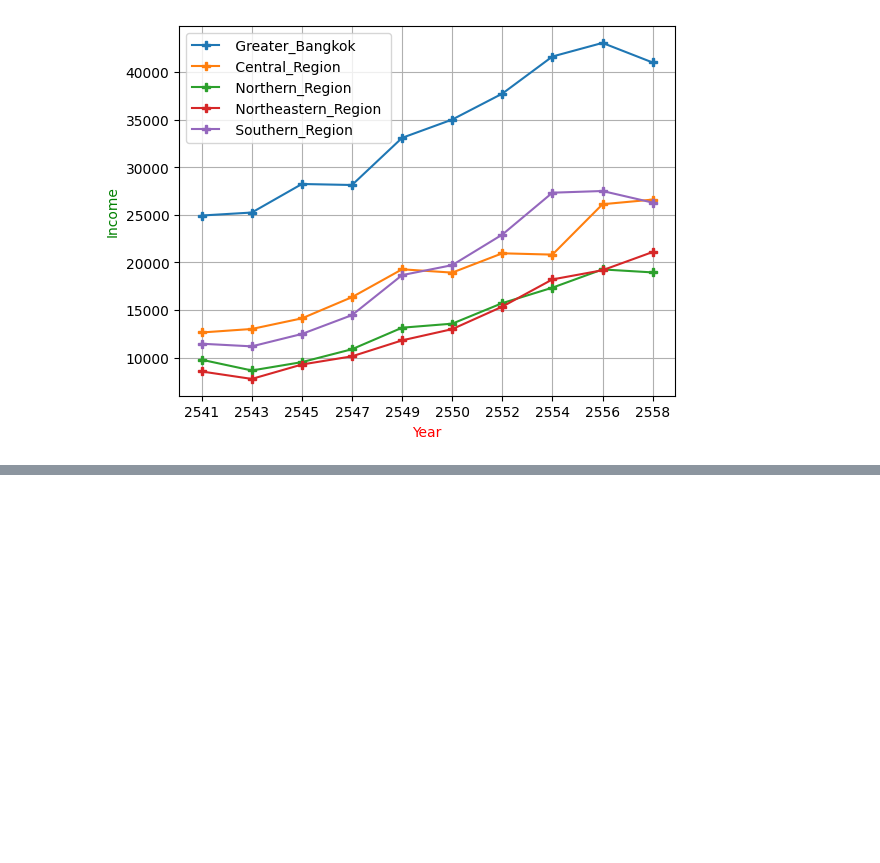
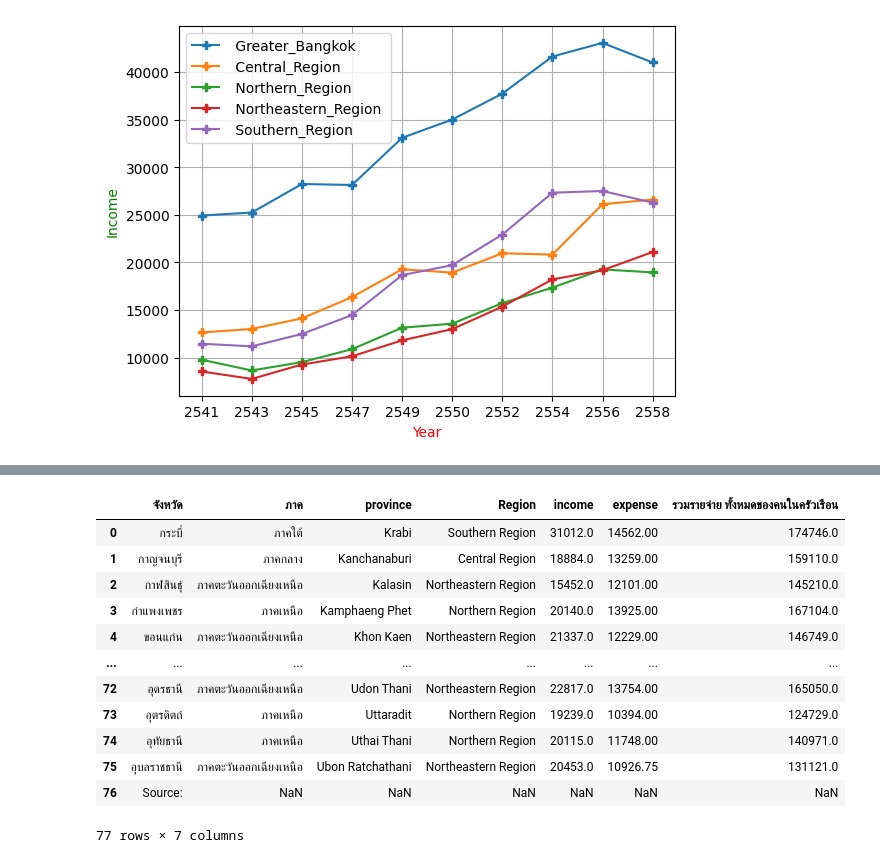
Before and after one commit to BooksHorse/m5term2, a Jupyter notebook: graph.ipynb, the cells around one changed output, grey strips where cells are left out. Cells and saved outputs as stored; diff of their text form; code cells hidden in the pictures; blank space fills up the shorter version.

```diff
--- a/graph.ipynb
+++ b/graph.ipynb
@@ -55,0 +81,17 @@ NameError: name 'df' is not defined
+# %%
+df_income=pd.read_csv("income-expense.csv")
+df_income
+# %% [output]
+|  | จังหวัด | ภาค | province | Region | income | expense | รวมรายจ่าย ทั้งหมดของคนในครัวเรือน |
+| 0 | กระบี่ | ภาคใต้ | Krabi | Southern Region | 31012.0 | 14562.00 | 174746.0 |
+| 1 | กาญจนบุรี | ภาคกลาง | Kanchanaburi | Central Region | 18884.0 | 13259.00 | 159110.0 |
+| 2 | กาฬสินธุ์ | ภาคตะวันออกเฉียงเหนือ | Kalasin | Northeastern Region | 15452.0 | 12101.00 | 145210.0 |
+| 3 | กำแพงเพชร | ภาคเหนือ | Kamphaeng Phet | Northern Region | 20140.0 | 13925.00 | 167104.0 |
+| 4 | ขอนแก่น | ภาคตะวันออกเฉียงเหนือ | Khon Kaen | Northeastern Region | 21337.0 | 12229.00 | 146749.0 |
+| ... | ... | ... | ... | ... | ... | ... | ... |
+| 72 | อุดรธานี | ภาคตะวันออกเฉียงเหนือ | Udon Thani | Northeastern Region | 22817.0 | 13754.00 | 165050.0 |
+| 73 | อุตรดิตถ์ | ภาคเหนือ | Uttaradit | Northern Region | 19239.0 | 10394.00 | 124729.0 |
+| 74 | อุทัยธานี | ภาคเหนือ | Uthai Thani | Northern Region | 20115.0 | 11748.00 | 140971.0 |
+| 75 | อุบลราชธานี | ภาคตะวันออกเฉียงเหนือ | Ubon Ratchathani | Northeastern Region | 20453.0 | 10926.75 | 131121.0 |
+| 76 | Source: | NaN | NaN | NaN | NaN | NaN | NaN |
+77 rows × 7 columns
```
Also changed, not shown: parts of 6 cells of this notebook.
